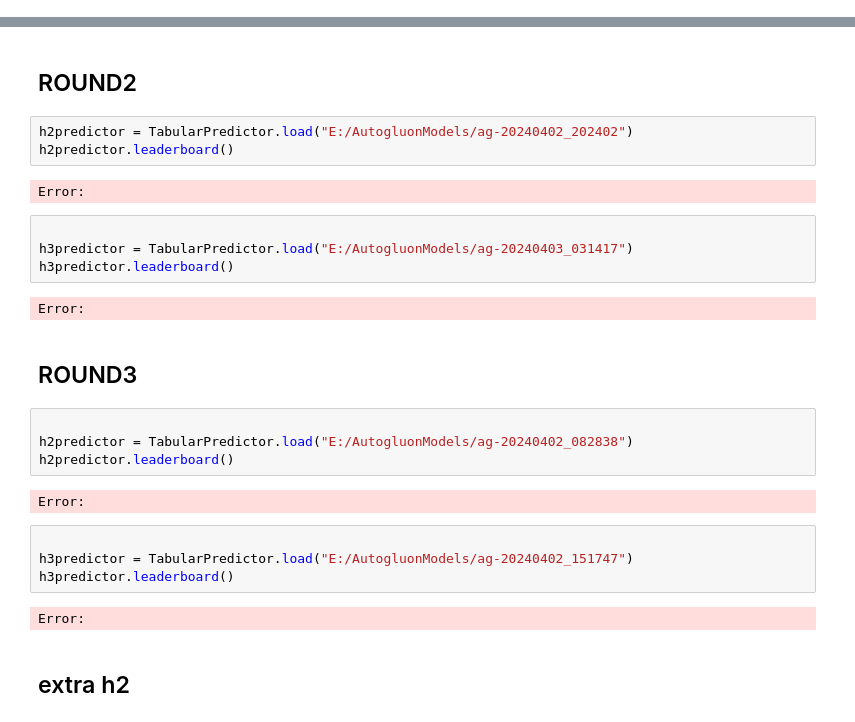
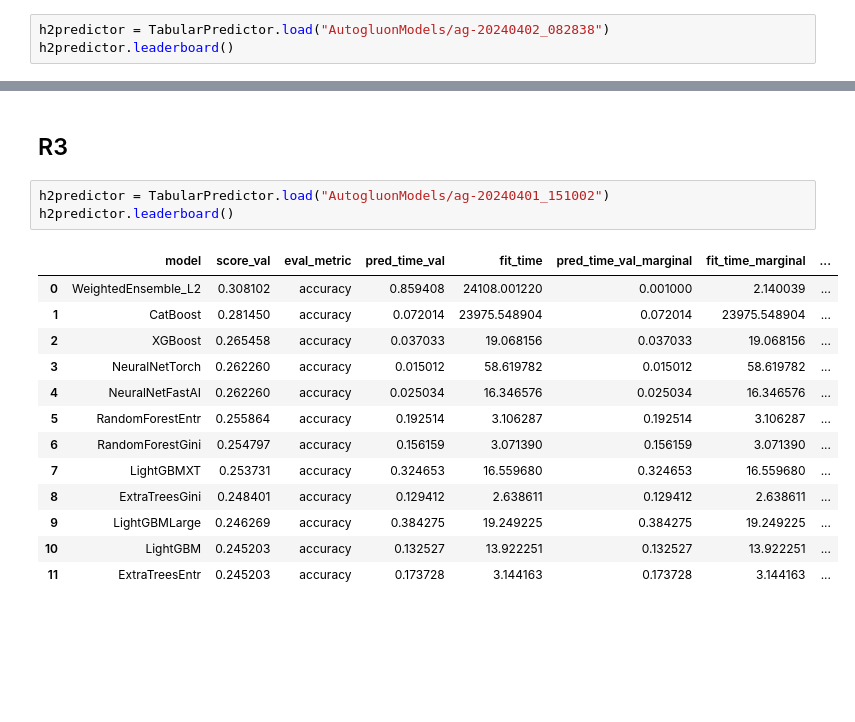
Before and after one commit to arbezy/effect-of-trans-proto-on-wfp, a Jupyter notebook: websitefingerprinting/automl_analysis.ipynb, the cells around one changed output, grey strips where cells are left out. Saved outputs shown, nothing was run; the diff lists cells and outputs as text; blank space fills up the shorter version.

```diff
--- a/websitefingerprinting/automl_analysis.ipynb
+++ b/websitefingerprinting/automl_analysis.ipynb
@@ -21,0 +58,3 @@ Error:
+# %%
+h2predictor = TabularPredictor.load("AutogluonModels/ag-20240402_082838")
+h2predictor.leaderboard()
@@ -22,29 +75,19 @@ Error:
 # %% [markdown]
-## ROUND2
+## R3
 # %%
-h2predictor = TabularPredictor.load("E:/AutogluonModels/ag-20240402_202402")
+h2predictor = TabularPredictor.load("AutogluonModels/ag-20240401_151002")
 h2predictor.leaderboard()
 # %% [output]
-Error:
+|  | model | score_val | eval_metric | pred_time_val | fit_time | pred_time_val_marginal | fit_time_marginal | ... |
+| 0 | WeightedEnsemble_L2 | 0.308102 | accuracy | 0.859408 | 24108.001220 | 0.001000 | 2.140039 | ... |
+| 1 | CatBoost | 0.281450 | accuracy | 0.072014 | 23975.548904 | 0.072014 | 23975.548904 | ... |
+| 2 | XGBoost | 0.265458 | accuracy | 0.037033 | 19.068156 | 0.037033 | 19.068156 | ... |
+| 3 | NeuralNetTorch | 0.262260 | accuracy | 0.015012 | 58.619782 | 0.015012 | 58.619782 | ... |
+| 4 | NeuralNetFastAI | 0.262260 | accuracy | 0.025034 | 16.346576 | 0.025034 | 16.346576 | ... |
+| 5 | RandomForestEntr | 0.255864 | accuracy | 0.192514 | 3.106287 | 0.192514 | 3.106287 | ... |
+| 6 | RandomForestGini | 0.254797 | accuracy | 0.156159 | 3.071390 | 0.156159 | 3.071390 | ... |
+| 7 | LightGBMXT | 0.253731 | accuracy | 0.324653 | 16.559680 | 0.324653 | 16.559680 | ... |
+| 8 | ExtraTreesGini | 0.248401 | accuracy | 0.129412 | 2.638611 | 0.129412 | 2.638611 | ... |
+| 9 | LightGBMLarge | 0.246269 | accuracy | 0.384275 | 19.249225 | 0.384275 | 19.249225 | ... |
+| 10 | LightGBM | 0.245203 | accuracy | 0.132527 | 13.922251 | 0.132527 | 13.922251 | ... |
+| 11 | ExtraTreesEntr | 0.245203 | accuracy | 0.173728 | 3.144163 | 0.173728 | 3.144163 | ... |
-# %%
-
-h3predictor = TabularPredictor.load("E:/AutogluonModels/ag-20240403_031417")
-h3predictor.leaderboard()
-# %% [output]
-Error:
-# %% [markdown]
-## ROUND3
-# %%
-
-h2predictor = TabularPredictor.load("E:/AutogluonModels/ag-20240402_082838")
-h2predictor.leaderboard()
-# %% [output]
-Error:
-# %%
-
-h3predictor = TabularPredictor.load("E:/AutogluonModels/ag-20240402_151747")
-h3predictor.leaderboard()
-# %% [output]
-Error:
-# %% [markdown]
-## extra h2
```
Also changed, not shown: parts of 9 cells of this notebook, 3 other files.
